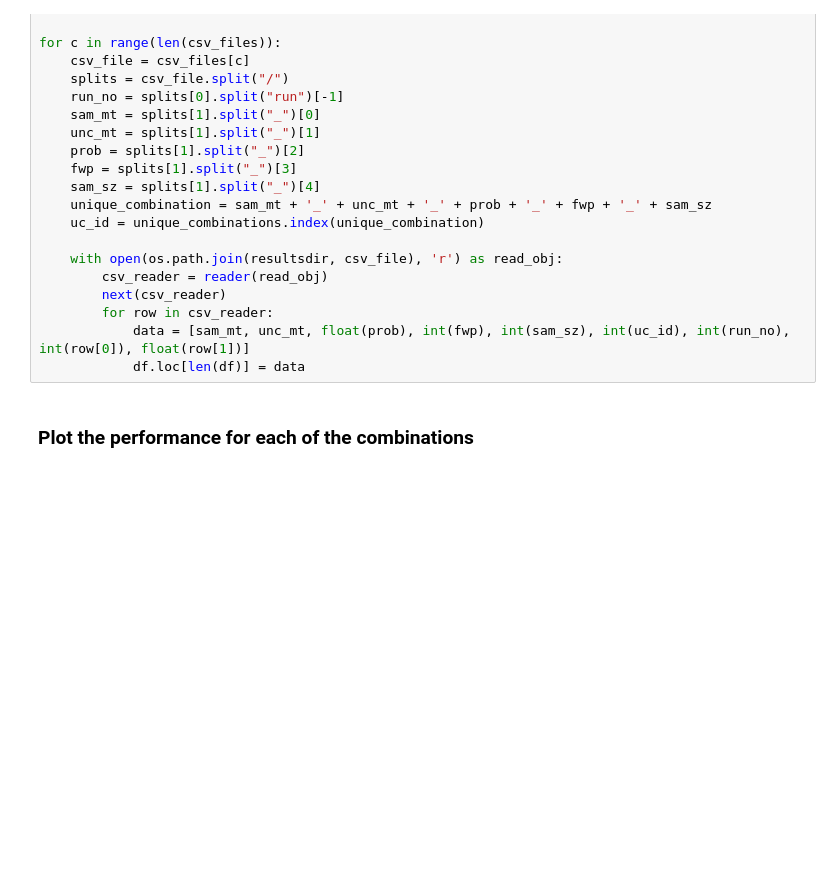
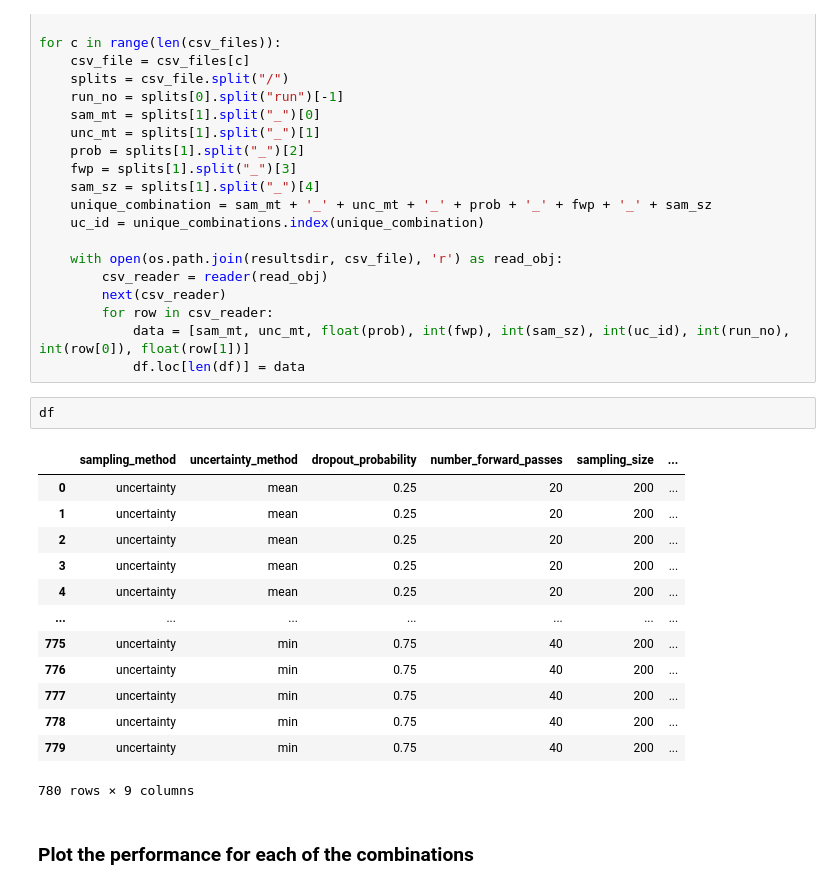
Before and after one commit to pieterblok/maskal, a Jupyter notebook: active_learning/utils/statistics_exp2.ipynb, the cells around one changed output. Drawn from its saved outputs; the diff is of its cells as text; blank space fills up the shorter version.

```diff
--- a/active_learning/utils/statistics_exp2.ipynb
+++ b/active_learning/utils/statistics_exp2.ipynb
@@ -85,6 +85,22 @@ for c in range(len(csv_files)):
         for row in csv_reader:
             data = [sam_mt, unc_mt, float(prob), int(fwp), int(sam_sz), int(uc_id), int(run_no), int(row[0]), float(row[1])]
             df.loc[len(df)] = data
+# %%
+df
+# %% [output]
+|  | sampling_method | uncertainty_method | dropout_probability | number_forward_passes | sampling_size | ... |
+| 0 | uncertainty | mean | 0.25 | 20 | 200 | ... |
+| 1 | uncertainty | mean | 0.25 | 20 | 200 | ... |
+| 2 | uncertainty | mean | 0.25 | 20 | 200 | ... |
+| 3 | uncertainty | mean | 0.25 | 20 | 200 | ... |
+| 4 | uncertainty | mean | 0.25 | 20 | 200 | ... |
+| ... | ... | ... | ... | ... | ... | ... |
+| 775 | uncertainty | min | 0.75 | 40 | 200 | ... |
+| 776 | uncertainty | min | 0.75 | 40 | 200 | ... |
+| 777 | uncertainty | min | 0.75 | 40 | 200 | ... |
+| 778 | uncertainty | min | 0.75 | 40 | 200 | ... |
+| 779 | uncertainty | min | 0.75 | 40 | 200 | ... |
+780 rows × 9 columns
 # %% [markdown]
 ### Plot the performance for each of the combinations
 # %%
```
Also changed, not shown: parts of 2 cells of this notebook.
